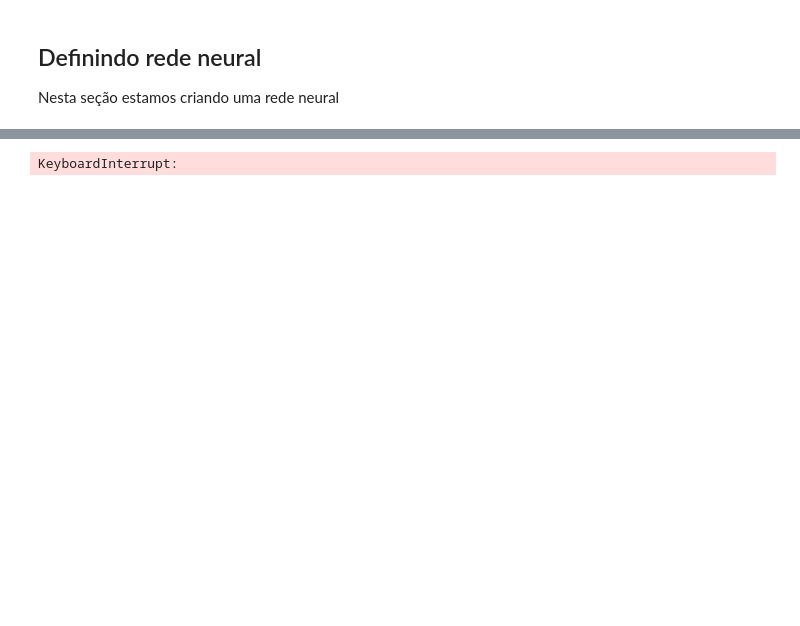
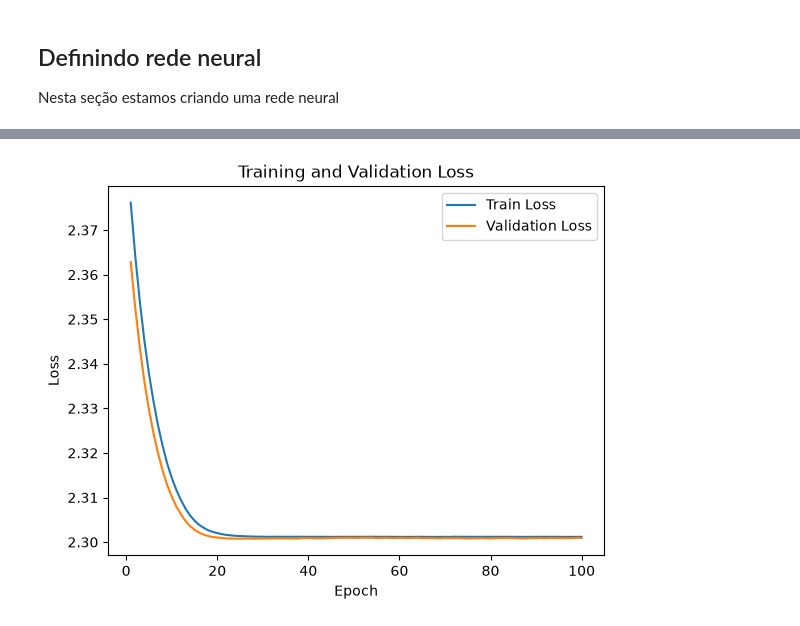
Before and after one commit to rafarillo/MAC5921, a Jupyter notebook: tarefa1.ipynb, the cells around one changed output, grey strips where cells are left out. Cells and saved outputs as stored; diff of their text form; code cells hidden in the pictures; blank space fills up the shorter version.

```diff
--- a/tarefa1.ipynb
+++ b/tarefa1.ipynb
@@ -89,7 +97,7 @@ class NeuralNetwork(nn.Module):
 			nn.Linear(4, 2),
 			nn.ReLU(), # Activation
 			nn.Linear(2, classes_size),
-			nn.Softmax()
+			# CrossEntropyLoss already applies log_softmax internally, so no Softmax here
 		)
 		# TODO: add dropout
 
@@ -110,11 +118,12 @@ learning_rate = 0.001
 criteria = nn.CrossEntropyLoss()
 optimizer = optim.Adam(model.parameters(), lr=learning_rate)
 # %%
-def GradientDescent(train_loader, model, criteria, optimizer, epochs = 100) -> list:
-	history = []
+def GradientDescent(train_loader, val_loader, model, criteria, optimizer, epochs = 100) -> tuple:
+	train_history = []
+	val_history = []
 	for epoch in range(epochs):
 		model.train()
-		running_loss = 0.0
+		running_loss = torch.zeros(1, device=device)
 		for X, Y in train_loader:
 			X = X.to(device, non_blocking=True)
 			Y = Y.to(device, non_blocking=True)
@@ -124,13 +133,37 @@ def GradientDescent(train_loader, model, criteria, optimizer, epochs = 100) -> l
 			loss = criteria(prediction, Y)
 
 			# Backward pass
-			optimizer.zero_grad()
+			optimizer.zero_grad(set_to_none=True)
 			loss.backward()
 			optimizer.step()
-		history.append(loss.item())
-	return history
+
+			running_loss += loss.detach() * X.size(0)
+		epoch_loss = running_loss.item() / len(train_loader.dataset)
+		train_history.append(epoch_loss)
+
+		model.eval()
+		running_val_loss = torch.zeros(1, device=device)
+		with torch.no_grad():
+			for X, Y in val_loader:
+				X = X.to(device, non_blocking=True)
+				Y = Y.to(device, non_blocking=True)
+
+				output = model(X)
+				loss = criteria(output, Y)
+				running_val_loss += loss.detach() * X.size(0)
+			epoch_val_loss = running_val_loss.item() / len(val_loader.dataset)
+			val_history.append(epoch_val_loss)
+
+	return train_history, val_history
 # %%
-history = GradientDescent(train_loader, model, criteria, optimizer)
-print(history)
+history, val_history = GradientDescent(train_loader, val_loader, model, criteria, optimizer, epochs=100)
-# %% [output]
-KeyboardInterrupt:
+# %%
+plt.plot(range(1, len(history) + 1), history, label="Train Loss")
+plt.plot(range(1, len(val_history) + 1), val_history, label="Validation Loss")
+plt.xlabel("Epoch")
+plt.ylabel("Loss")
+plt.title("Training and Validation Loss")
+plt.legend()
+plt.show()
+# %% [output]
+[figure, added]
```
Also changed, not shown: parts of 7 cells of this notebook.
